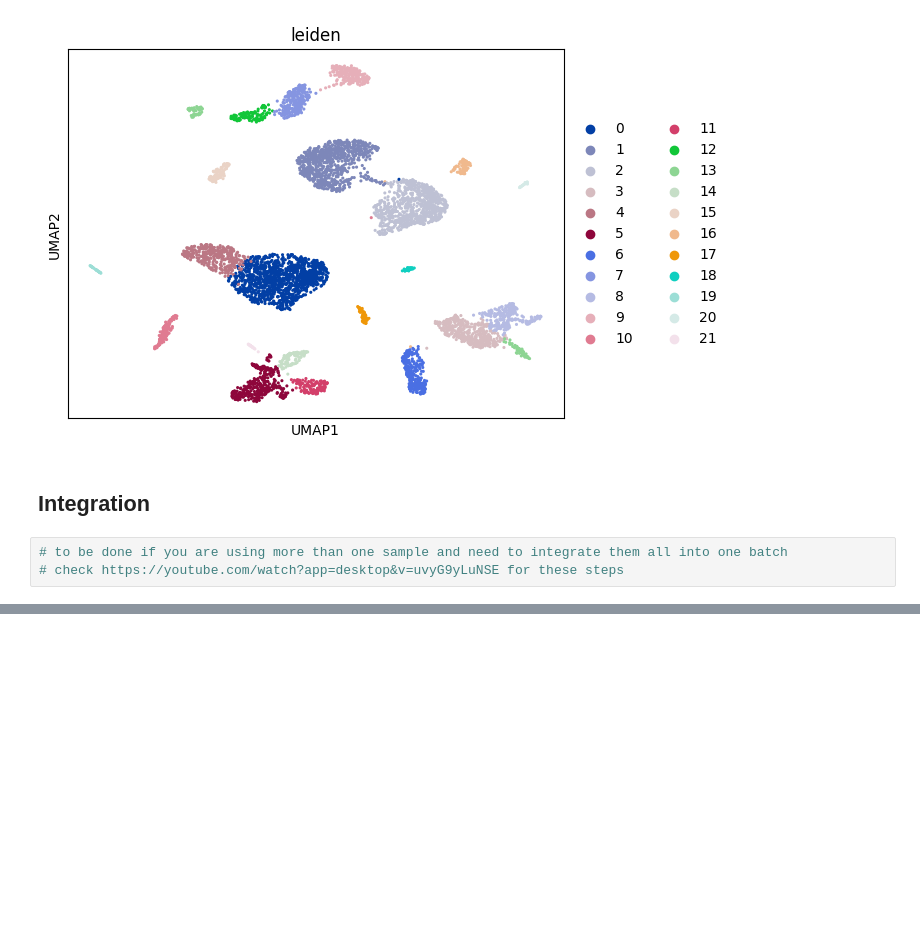
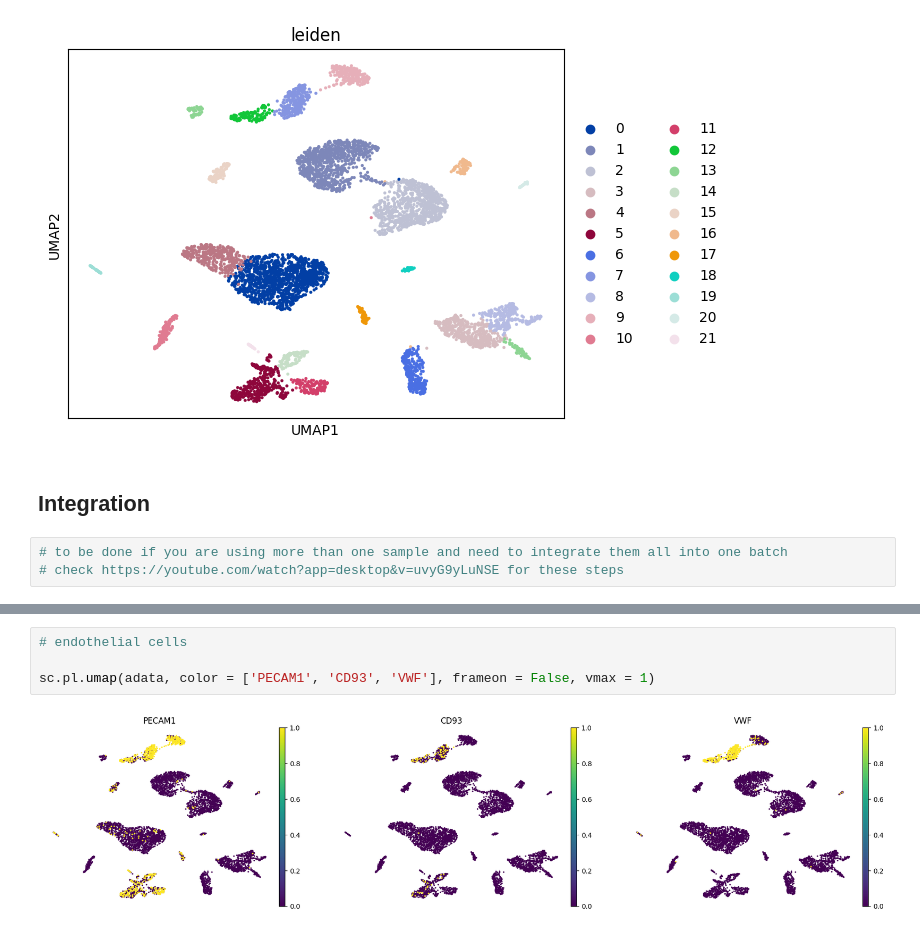
Before and after one commit to twstack/Analysis-Of-Single-Cell-Lung-Atlas-Of-Lethal-COVID-19, a Jupyter notebook: single_cell_analysis.ipynb, the cells around one changed output, grey strips where cells are left out. Drawn from its saved outputs; the diff is of its cells as text; blank space fills up the shorter version.

```diff
--- a/single_cell_analysis.ipynb
+++ b/single_cell_analysis.ipynb
@@ -311,0 +373,6 @@ sc.pl.umap(adata, color=['leiden'])
+# %%
+# endothelial cells
+
+sc.pl.umap(adata, color = ['PECAM1', 'CD93', 'VWF'], frameon = False, vmax = 1)
+# %% [output]
+[figure, added]
```
Also changed, not shown: parts of 26 cells of this notebook.
